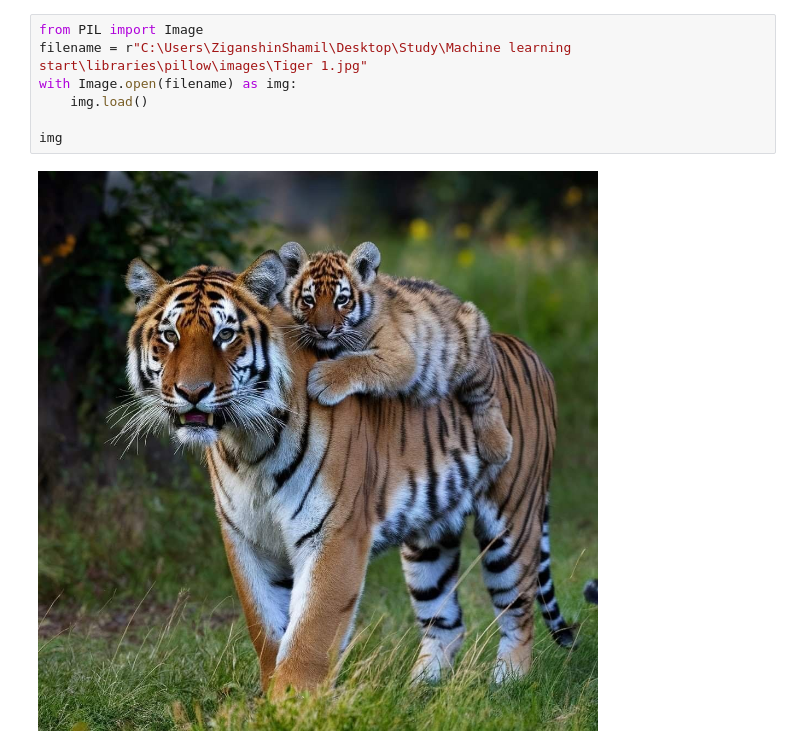
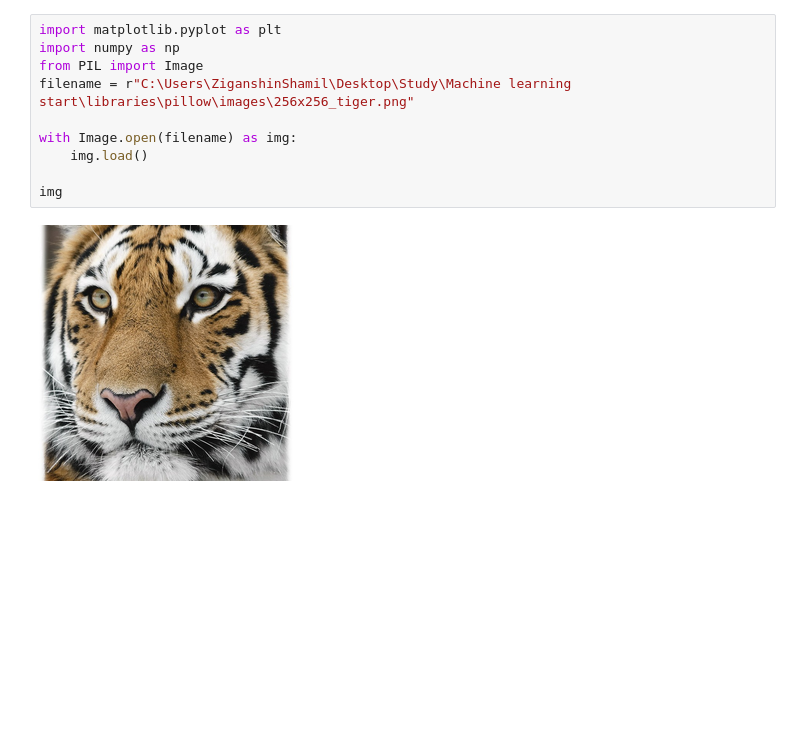
Before and after one commit to Shamil65/Machine-learning-start, a Jupyter notebook: libraries/pillow/pillow_start.ipynb, the cells around one changed output. Cells and saved outputs as stored; diff of their text form; blank space fills up the shorter version.

Commit message:
different tigers

```diff
--- a/libraries/pillow/pillow_start.ipynb
+++ b/libraries/pillow/pillow_start.ipynb
@@ -11,9 +1,12 @@
 # %%
+import matplotlib.pyplot as plt
+import numpy as np
 from PIL import Image
-filename = r"C:\Users\ZiganshinShamil\Desktop\Study\Machine learning start\libraries\pillow\images\Tiger 1.jpg"
+filename = r"C:\Users\ZiganshinShamil\Desktop\Study\Machine learning start\libraries\pillow\images\256x256_tiger.png"
+
 with Image.open(filename) as img:
     img.load()
 
 img
 # %% [output]
-[figure, old version]
+[figure, new version]
```
Also changed, not shown: parts of 4 cells of this notebook, 1 other file.
